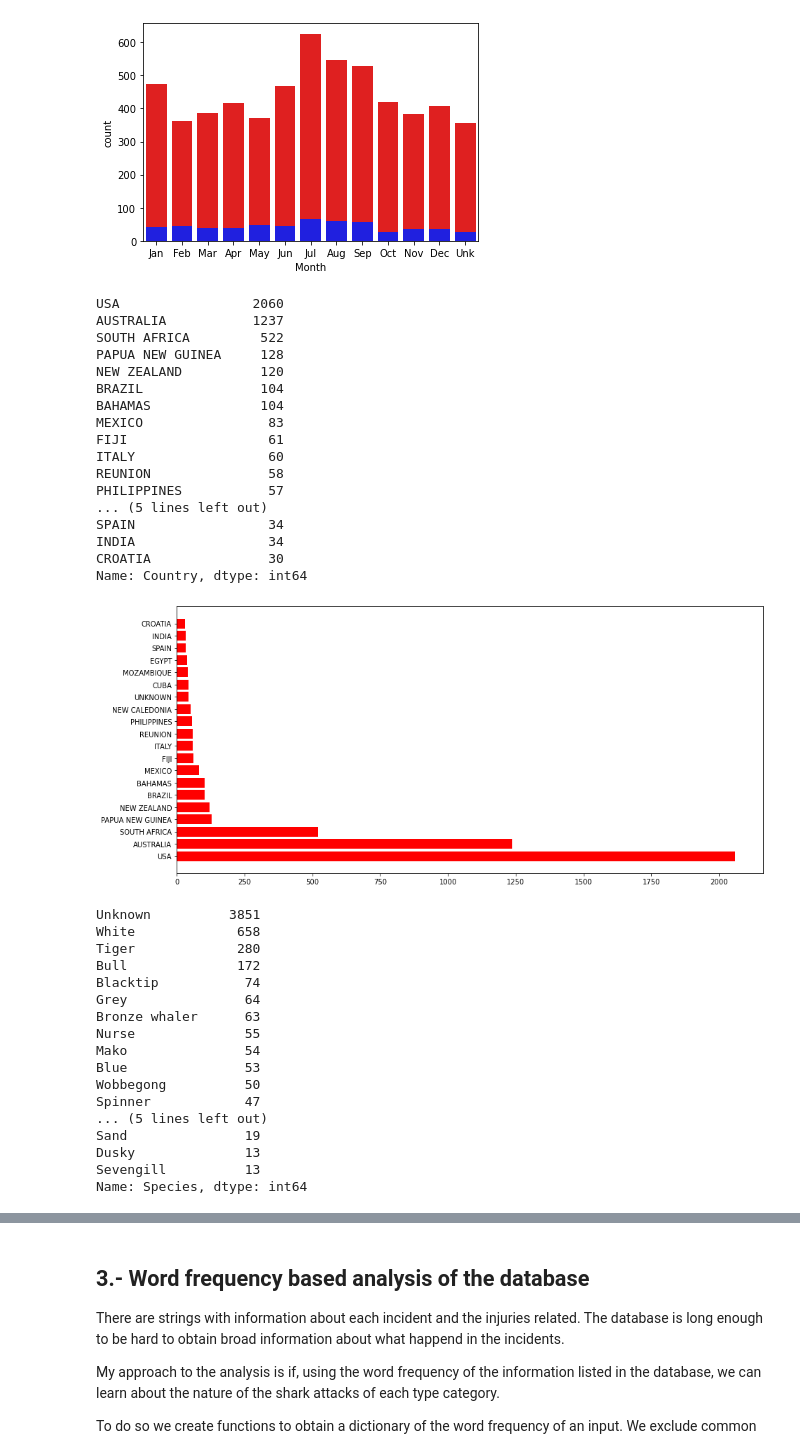
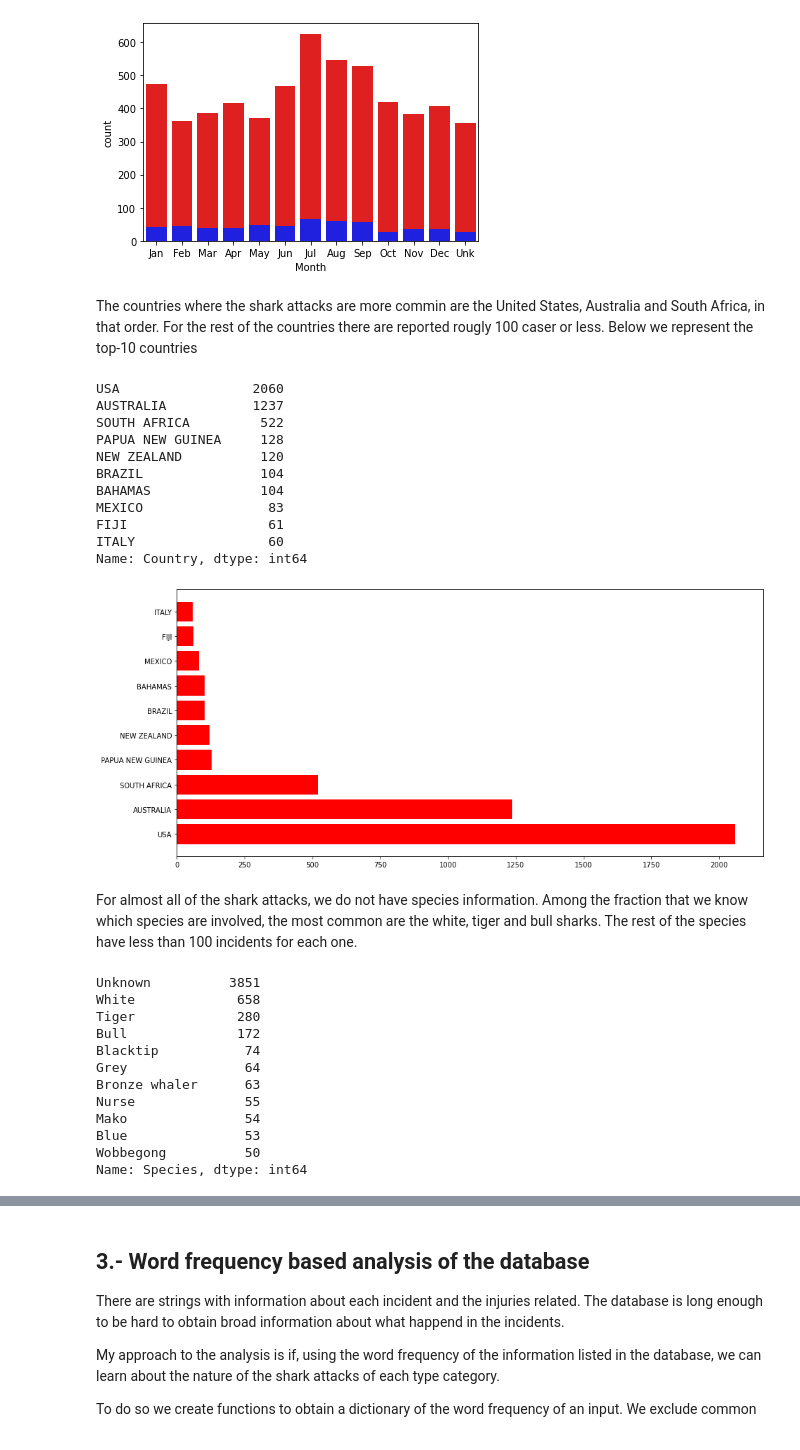
Before and after one commit to ordovas/pandas-project, a Jupyter notebook: your-code/data-wrangling.ipynb, the cells around one changed output, grey strips where cells are left out. Saved outputs shown, nothing was run; the diff lists cells and outputs as text; code cells hidden in the pictures.

```diff
--- a/your-code/data-wrangling.ipynb
+++ b/your-code/data-wrangling.ipynb
@@ -278,9 +278,11 @@ sns.countplot(x="Month", data=sharks[sharks["Type"] == "Provoked"],color="Blue",
 plt.show()
 # %% [output]
 [figure]
+# %% [markdown]
+The countries where the shark attacks are more commin are the United States, Australia and South Africa, in that order. For the rest of the countries there are reported rougly 100 caser or less. Below we represent the top-10 countries
 # %%
 countries = sharks["Country"].value_counts().sort_values(ascending=False)
-countries[:20]
+countries[:10]
 # %% [output]
 USA                 2060
 AUSTRALIA           1237
@@ -292,22 +294,18 @@ BAHAMAS              104
 MEXICO                83
 FIJI                  61
 ITALY                 60
-REUNION               58
-PHILIPPINES           57
-... (5 lines left out)
-SPAIN                 34
-INDIA                 34
-CROATIA               30
 Name: Country, dtype: int64
 # %%
 plt.figure(figsize=(15,7))
-plt.barh(countries[0:20].index,countries[0:20].values, color="red")
+plt.barh(countries[0:10].index,countries[0:10].values, color="red")
 plt.show()
 # %% [output]
-[figure, old version]
+[figure, new version]
+# %% [markdown]
+For almost all of the shark attacks, we do not have species information. Among the fraction that we know which species are involved, the most common are the white, tiger and bull sharks. The rest of the species have less than 100 incidents for each one.
 # %%
 species = sharks["Species"].value_counts().sort_values(ascending=False)
-species[:20]
+species[:11]
 # %% [output]
 Unknown          3851
 White             658
@@ -320,11 +318,6 @@ Nurse              55
 Mako               54
 Blue               53
 Wobbegong          50
-Spinner            47
-... (5 lines left out)
-Sand               19
-Dusky              13
-Sevengill          13
 Name: Species, dtype: int64
 # %%
 plt.figure(figsize=(15,7))
```
Also changed, not shown: parts of 1 cell of this notebook, 1 other file.
